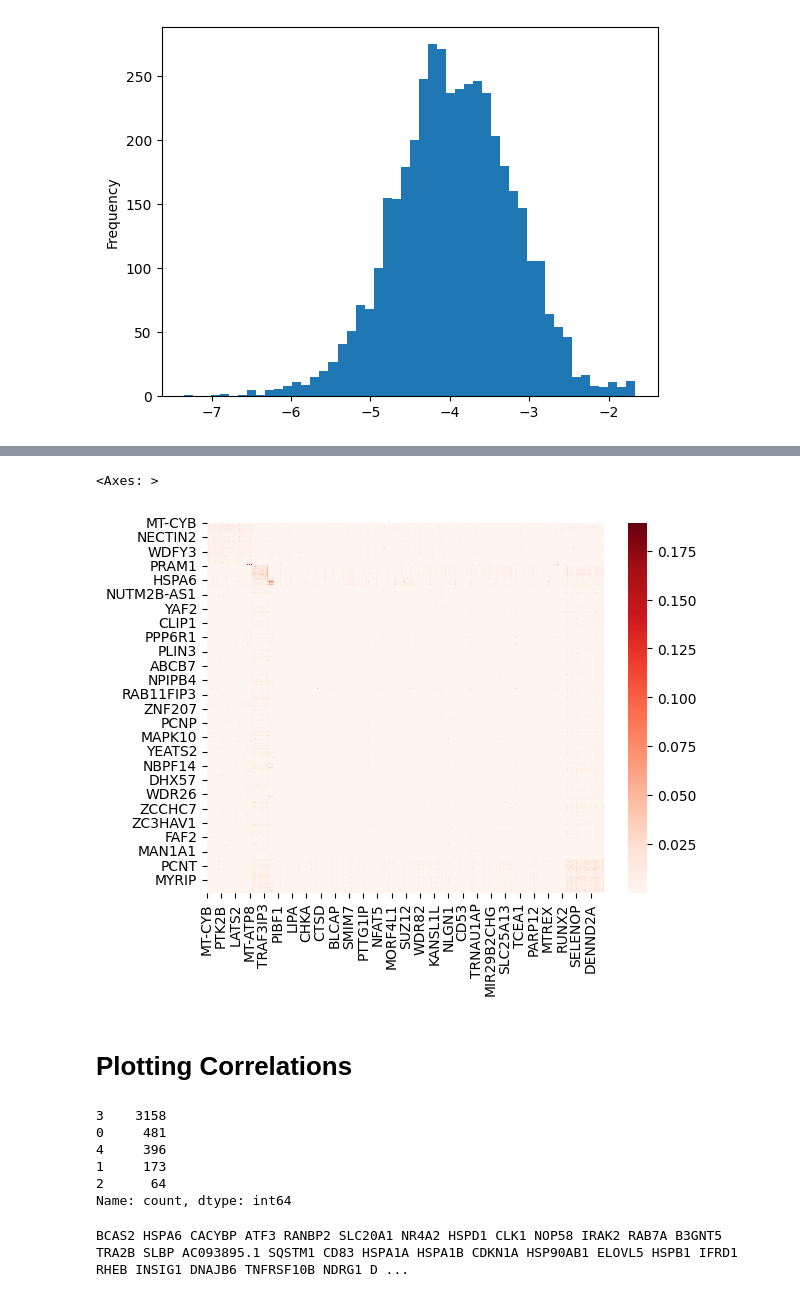
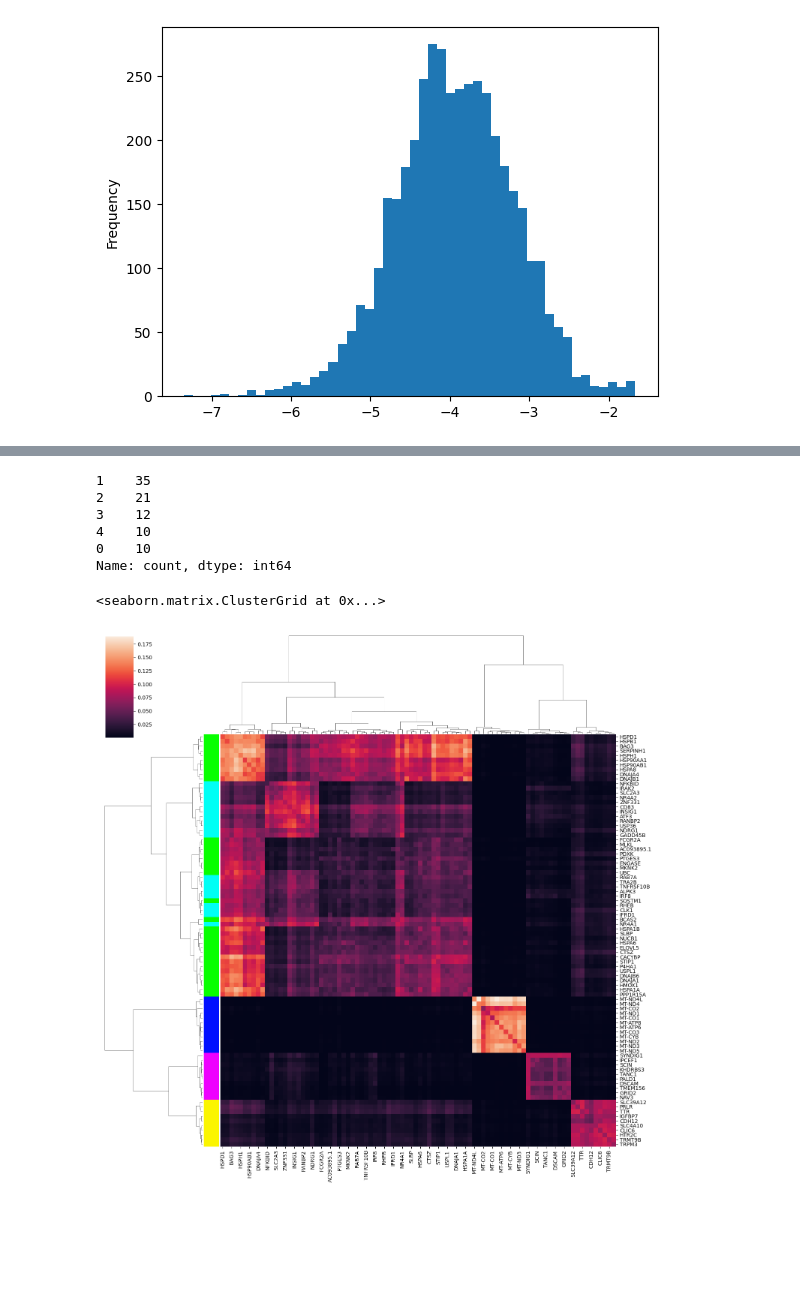
Before and after one commit to jhaberbe/pywgcna, a Jupyter notebook: example/notebook.ipynb, the cells around one changed output, grey strips where cells are left out. Cells and saved outputs as stored; diff of their text form; code cells hidden in the pictures; blank space fills up the shorter version.

```diff
--- a/example/notebook.ipynb
+++ b/example/notebook.ipynb
@@ -59,9 +59,8 @@ identifying_spurious_correlations["max_log_corr"].plot.hist(bins=50)
 <Axes: ylabel='Frequency'>
 [figure]
 # %%
-spurious_correlations = pd.Series(TOM.max(axis=0), index=df.index).apply(np.log).between(-10, -1)
+spurious_correlations = pd.Series(TOM.max(axis=0), index=df.index).apply(np.log).between(-2.5, -1)
 
 TOM = TOM.loc[spurious_correlations, spurious_correlations]
 # %%
 labels = clustering.spectral_clustering_method(TOM)
-labels = sklearn.cluster.SpectralClustering(n_clusters=5).fit_predict(TOM.values)
@@ -68,23 +88,20 @@ labels = sklearn.cluster.SpectralClustering(n_clusters=5).fit_predict(TOM.values
-# %%
-sns.heatmap(
-    TOM.iloc[np.argsort(labels), np.argsort(labels)],
-    cmap="Reds"
-)
-# %% [output]
-<Axes: >
-[figure, removed]
-# %% [markdown]
-# Plotting Correlations
-# %%
-pd.Series(labels).value_counts()
-# %% [output]
-3    3158
-0     481
-4     396
-1     173
-2      64
-Name: count, dtype: int64
-# %%
-print(" ".join(TOM.index[labels == 2].tolist()))
-# %% [output]
-BCAS2 HSPA6 CACYBP ATF3 RANBP2 SLC20A1 NR4A2 HSPD1 CLK1 NOP58 IRAK2 RAB7A B3GNT5 TRA2B SLBP AC093895.1 SQSTM1 CD83 HSPA1A HSPA1B CDKN1A HSP90AB1 ELOVL5 HSPB1 IFRD1 RHEB INSIG1 DNAJB6 TNFRSF10B NDRG1 D ...
+# %%
+pd.Series(labels).value_counts()
+# %% [output]
+1    35
+2    21
+3    12
+4    10
+0    10
+Name: count, dtype: int64
+# %%
+sns.clustermap(
+    TOM,
+    yticklabels=True,
+    figsize=(15, 15),
+    row_colors=utilities.labels_to_hex_colors(labels),
+    method="ward"
+)
+# %% [output]
+<seaborn.matrix.ClusterGrid at 0x...>
+[figure, added]
```
Also changed, not shown: parts of 1 cell of this notebook.
